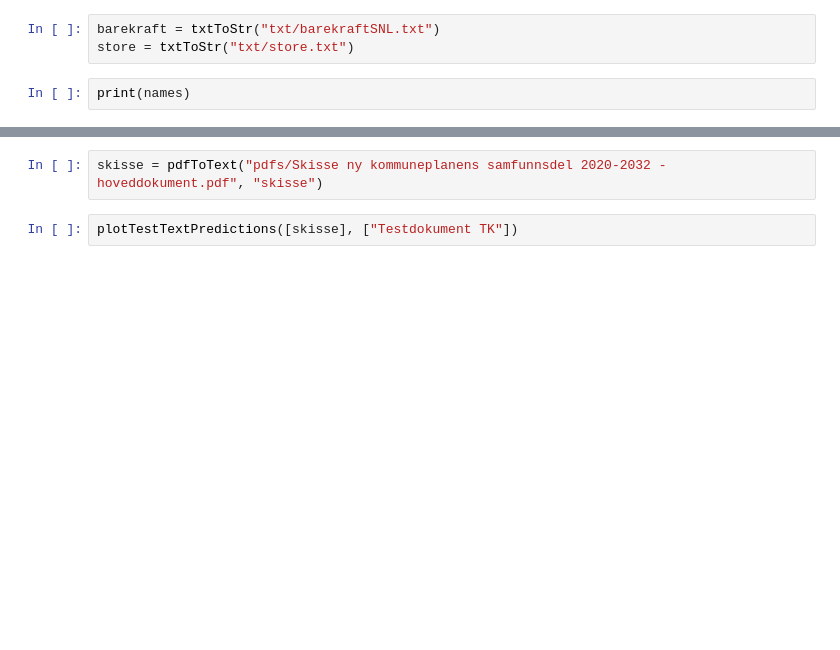
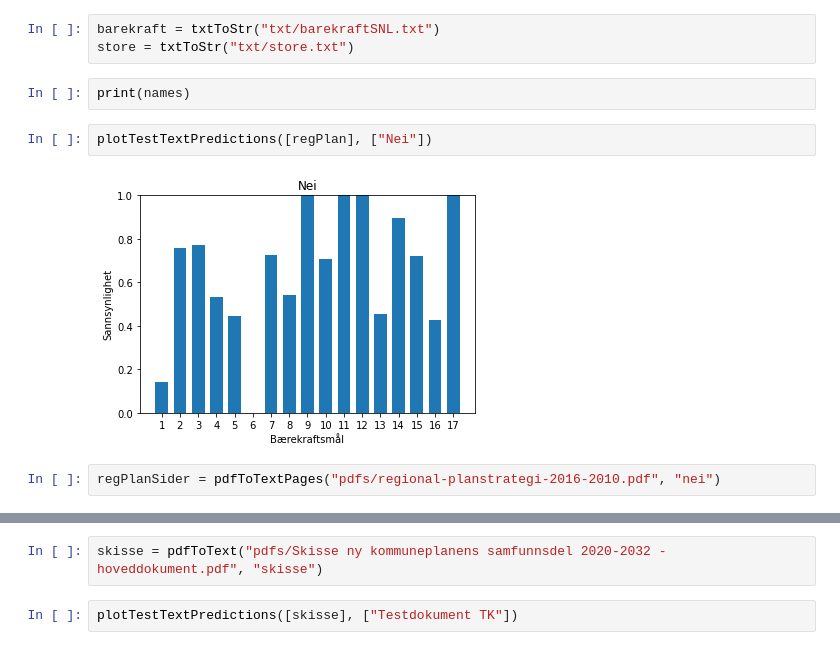
Before and after one commit to hlandrak/tk-sdg, a Jupyter notebook: scraping_book.ipynb, the cells around one changed output, grey strips where cells are left out. Saved outputs shown, nothing was run; the diff lists cells and outputs as text; blank space fills up the shorter version.

```diff
--- a/scraping_book.ipynb
+++ b/scraping_book.ipynb
@@ -446,3 +446,9 @@ barekraft = txtToStr("txt/barekraftSNL.txt")
 store = txtToStr("txt/store.txt")
 # %%
 print(names)
+# %%
+plotTestTextPredictions([regPlan], ["Nei"])
+# %% [output]
+[figure, added]
+# %%
+regPlanSider = pdfToTextPages("pdfs/regional-planstrategi-2016-2010.pdf", "nei")
```
Also changed, not shown: parts of 1 cell of this notebook, 35 other files.
